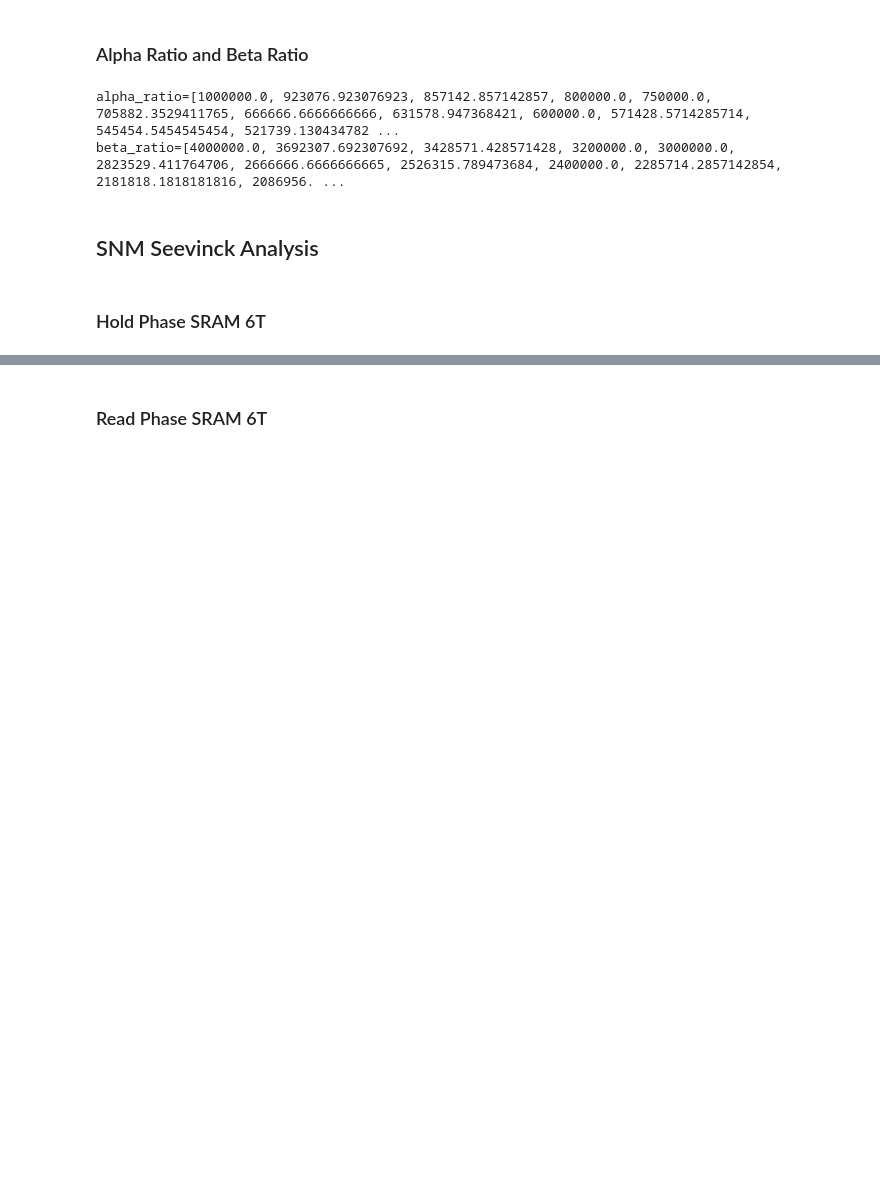
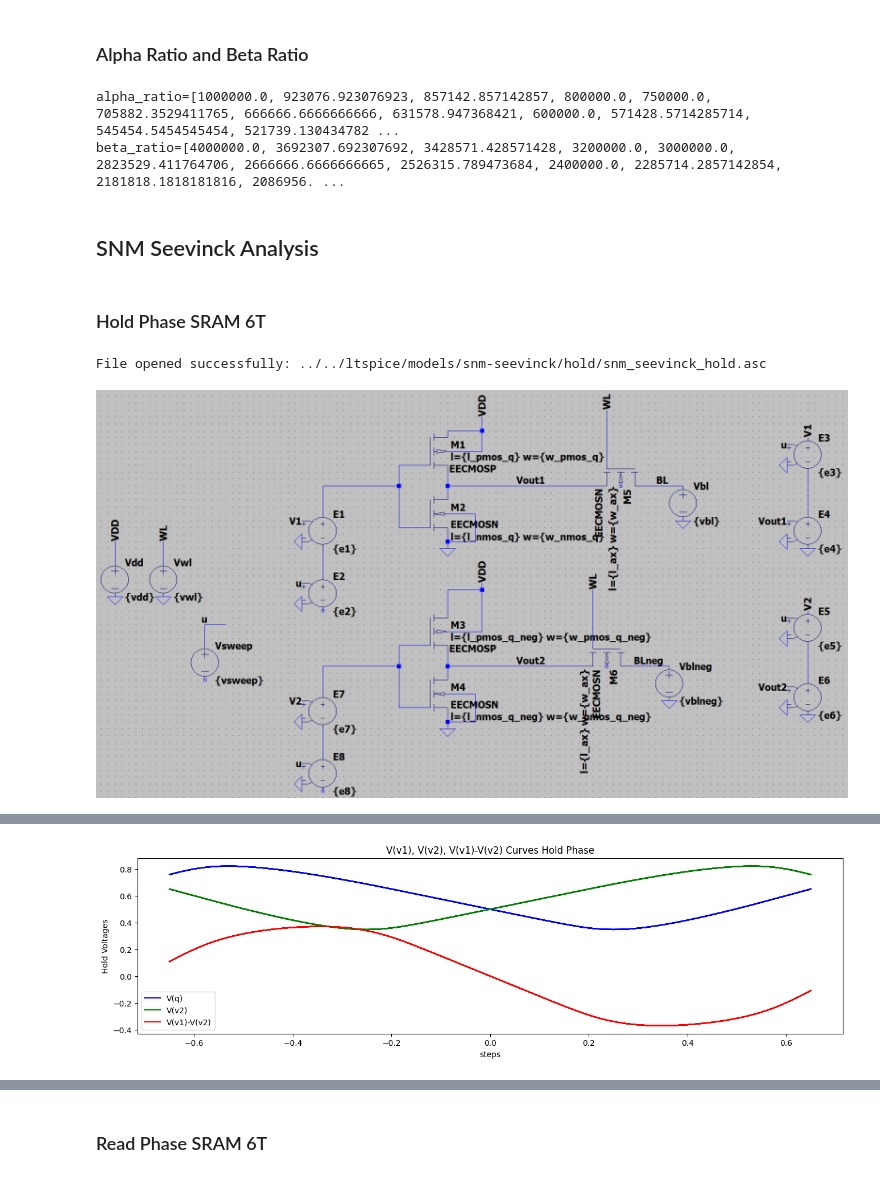
Before and after one commit to gubbriaco/sram-analysis, a Jupyter notebook: python/drv-analysis/drv_analysis.ipynb, the cells around one changed output, grey strips where cells are left out. Cells and saved outputs as stored; diff of their text form; code cells hidden in the pictures; blank space fills up the shorter version.

Commit message:
seevinck hold

```diff
--- a/python/drv-analysis/drv_analysis.ipynb
+++ b/python/drv-analysis/drv_analysis.ipynb
@@ -210,8 +211,9 @@ File updated successfully: ../../images/butterfly_curve_snm_standard_read.png
 # %% [markdown]
 <h3>Write Phase SRAM 6T</h3>
 # %%
+'''
 snm_standard_write_netlist = load_asc(
-                                     asc_file_path=os.path.join(ltspice, "sram-6t/snm-standard/write/snm_standard_write.asc"),
+                                     asc_file_path=os.path.join(ltspice, "snm-standard/write/snm_standard_write.asc"),
                                      schematic_image_path=os.path.join(schematics, "snm_standard.png")
                                      )
 vwl='1'; vbl='1'; vblneg='0'
@@ -235,7 +237,7 @@ snm_standard_write_netlist.add_instructions(
                                         w_ax_step_param,
                                         save_w_ax
                                     )
-snm_standard_write_runner = SimRunner(output_folder=f"{sram_6t}/snm-standard/write/")
+snm_standard_write_runner = SimRunner(output_folder=f"{data}/snm-standard/write/")
 snm_standard_write_runner.run(netlist=snm_standard_write_netlist, timeout=3600)
 print('Successful/Total Simulations: ' + str(snm_standard_write_runner.okSim) + '/' + str(snm_standard_write_runner.runno))
 
@@ -258,4 +260,5 @@ snm_standard_write_simulation_path_image = os.path.join(images, "snm_standard_wr
 check_output_image(snm_standard_write_simulation_path_image)
 plt.savefig(snm_standard_write_simulation_path_image)
 plt.show()
+'''
 # %% [output]
@@ -321,3 +319,76 @@ beta_ratio=[4000000.0, 3692307.692307692, 3428571.428571428, 3200000.0, 3000000.
 <h2>SNM Seevinck Analysis</h2>
 # %% [markdown]
 <h3>Hold Phase SRAM 6T</h3>
+# %%
+snm_seevinck_hold_netlist = load_asc(
+                                asc_file_path=os.path.join(ltspice, "snm-seevinck/hold/snm_seevinck_hold.asc"),
+                                schematic_image_path=os.path.join(schematics, "snm_seevinck.png")
+                                )
+vwl='0'; vbl='1'; vblneg='1'
+snm_seevinck_hold_netlist.set_parameter('l_ax', l_ax_seevinck)
+snm_seevinck_hold_netlist.set_parameter('l_pmos_q', l_pmos_q_seevinck)
+snm_seevinck_hold_netlist.set_parameter('w_pmos_q', w_pmos_q_seevinck)
+snm_seevinck_hold_netlist.set_parameter('l_nmos_q', l_nmos_q_seevinck)
+snm_seevinck_hold_netlist.set_parameter('w_nmos_q', w_nmos_q_seevinck)
+snm_seevinck_hold_netlist.set_parameter('l_pmos_q_neg', l_pmos_q_neg_seevinck)
+snm_seevinck_hold_netlist.set_parameter('w_pmos_q_neg', w_pmos_q_neg_seevinck)
+snm_seevinck_hold_netlist.set_parameter('l_nmos_q_neg', l_nmos_q_neg_seevinck)
+snm_seevinck_hold_netlist.set_parameter('w_nmos_q_neg', w_nmos_q_neg_seevinck)
+snm_seevinck_hold_netlist.set_parameter('vdd', vdd_seevinck)
+snm_seevinck_hold_netlist.set_parameter('vwl', vwl)
+snm_seevinck_hold_netlist.set_parameter('vbl', vbl)
+snm_seevinck_hold_netlist.set_parameter('vblneg', vblneg)
+snm_seevinck_hold_netlist.set_parameter('vsweep', vsweep_seevinck)
+snm_seevinck_hold_netlist.set_parameter('e1', e1)
+snm_seevinck_hold_netlist.set_parameter('e2', e2)
+snm_seevinck_hold_netlist.set_parameter('e3', e3)
+snm_seevinck_hold_netlist.set_parameter('e4', e4)
+snm_seevinck_hold_netlist.set_parameter('e5', e5)
+snm_seevinck_hold_netlist.set_parameter('e6', e6)
+snm_seevinck_hold_netlist.set_parameter('e7', e7)
+snm_seevinck_hold_netlist.set_parameter('e8', e8)
+snm_seevinck_hold_netlist.add_instructions(
+                                        rit_models,
+                                        dc_vsweep_seevinck,
+                                        w_ax_step_param_seevinck,
+                                        save_w_ax_seevinck
+                                    )
+snm_seevinck_hold_runner = SimRunner(output_folder=f"{data}/snm-seevinck/hold/")
+snm_seevinck_hold_runner.run(netlist=snm_seevinck_hold_netlist, timeout=3600)
+print('Successful/Total Simulations: ' + str(snm_seevinck_hold_runner.okSim) + '/' + str(snm_seevinck_hold_runner.runno))
+
+snm_seevinck_hold_raw = ""
+snm_seevinck_hold_log = ""
+for snm_seevinck_hold_raw, snm_seevinck_hold_log in snm_seevinck_hold_runner:
+    print("Raw file: %s, Log file: %s" % (snm_seevinck_hold_raw, snm_seevinck_hold_log))
+
+snm_seevinck_hold_ltr = load_ltr(raw_file_path=snm_seevinck_hold_raw)
+v_1_snm_seevinck_hold = snm_seevinck_hold_ltr.get_trace("V(v1)")
+v_2_snm_seevinck_hold = snm_seevinck_hold_ltr.get_trace("V(v2)")
+vsweep_snm_seevinck_hold = snm_seevinck_hold_ltr.get_trace('vsweep')
+steps = snm_seevinck_hold_ltr.get_steps()
+
+plt.figure(figsize=(16, 4))
+v1 = []
+v2 = []
+v1_minus_v2 = []
+for step in range(len(steps)):
+    v1_curr_value = v_1_snm_seevinck_hold.get_wave(step)
+    v1.append(v1_curr_value)
+    v2_curr_value = v_2_snm_seevinck_hold.get_wave(step)
+    v2.append(v2_curr_value)
+    v1_minus_v2_curr_value = v1_curr_value - v2_curr_value
+    v1_minus_v2.append(v1_minus_v2_curr_value)
+    plt.plot(vsweep_snm_seevinck_hold.get_wave(step), v1_curr_value, label=steps[step], color='blue')
+    plt.plot(vsweep_snm_seevinck_hold.get_wave(step), v2_curr_value, label=steps[step], color='green')
+    plt.plot(vsweep_snm_seevinck_hold.get_wave(step), v1_minus_v2_curr_value, label=steps[step], color='red')
+plt.title("V(v1), V(v2), V(v1)-V(v2) Curves Hold Phase")
+plt.xlabel("steps"); plt.ylabel("Hold Voltages")
+plt.legend(["V(q)", "V(v2)", "V(v1)-V(v2)"])
+snm_seevinck_hold_simulation_path_image = os.path.join(images, "snm_seevinck_hold_simulation.png")
+check_output_image(snm_seevinck_hold_simulation_path_image)
+plt.savefig(snm_seevinck_hold_simulation_path_image)
+plt.show()
+# %% [output]
+File opened successfully: ../../ltspice/models/snm-seevinck/hold/snm_seevinck_hold.asc
+[figure, added]
@@ -323,0 +399 @@ beta_ratio=[4000000.0, 3692307.692307692, 3428571.428571428, 3200000.0, 3000000.
+[figure, added]
```
Also changed, not shown: parts of 9 cells of this notebook, 39 other files.
